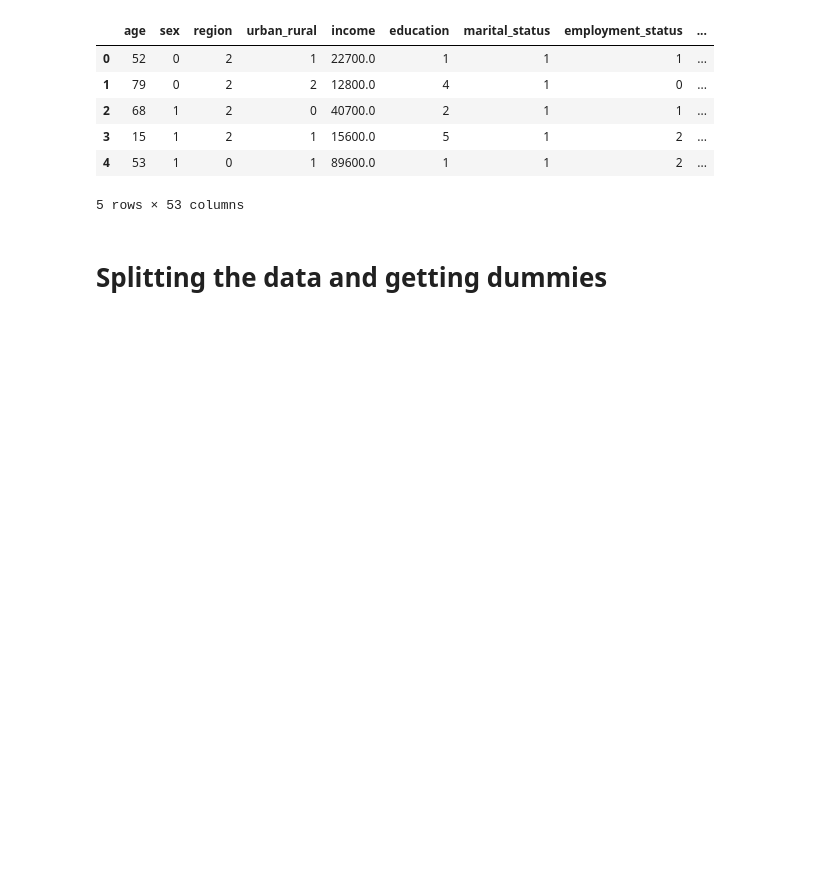
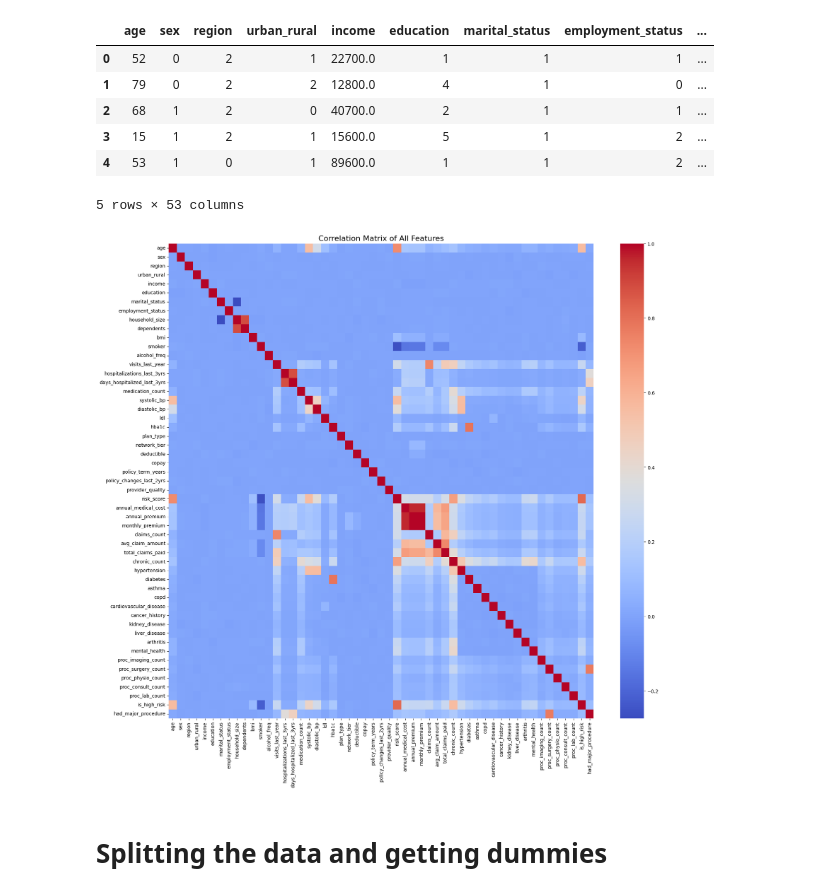
Before and after one commit to kaharmc226/PROJEK-AI, a Jupyter notebook: 100k/insdata100k_tuned_gpu.ipynb, the cells around one changed output. Cells and saved outputs as stored; diff of their text form; code cells hidden in the pictures; blank space fills up the shorter version.

```diff
--- a/100k/insdata100k_tuned_gpu.ipynb
+++ b/100k/insdata100k_tuned_gpu.ipynb
@@ -136,33 +217,9 @@ data_corr.head()
 # %%
 data_corr = data_corr.corr()
 # %%
-import numpy as np
-
-# Build upper-triangle mask so we only draw half the matrix
-mask = np.triu(np.ones_like(data_corr, dtype=bool))
-
-n_features = data_corr.shape[0]
-fig_size = max(20, n_features * 0.45)   # scale with number of features
-
-fig, ax = plt.subplots(figsize=(fig_size, fig_size))
-
-sns.heatmap(
-    data_corr,
-    mask=mask,
-    annot=False,          # annotations are unreadable with many features
-    fmt='.2f',
-    cmap='coolwarm',
-    center=0,
-    linewidths=0.3,
-    linecolor='white',
-    cbar_kws={'shrink': 0.6},
-    ax=ax,
-    square=True,
-    vmin=-1, vmax=1,
-)
-
-ax.set_title('Feature Correlation Matrix', fontsize=16, pad=14)
-ax.tick_params(axis='x', labelsize=9, rotation=90)
-ax.tick_params(axis='y', labelsize=9, rotation=0)
-plt.tight_layout()
+plt.figure(figsize=(20, 18))
+sns.heatmap(data=data_corr, cmap='coolwarm')
+plt.title('Correlation Matrix of All Features', fontsize=16)
 plt.show()
+# %% [output]
+[figure, added]
```
Also changed, not shown: parts of 12 cells of this notebook.
